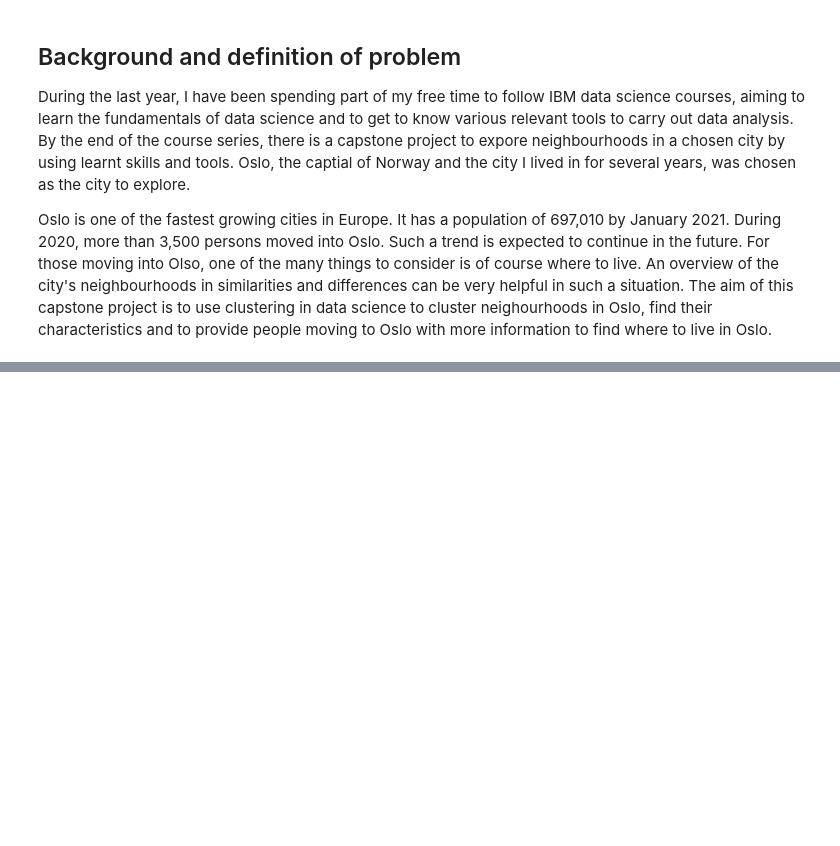
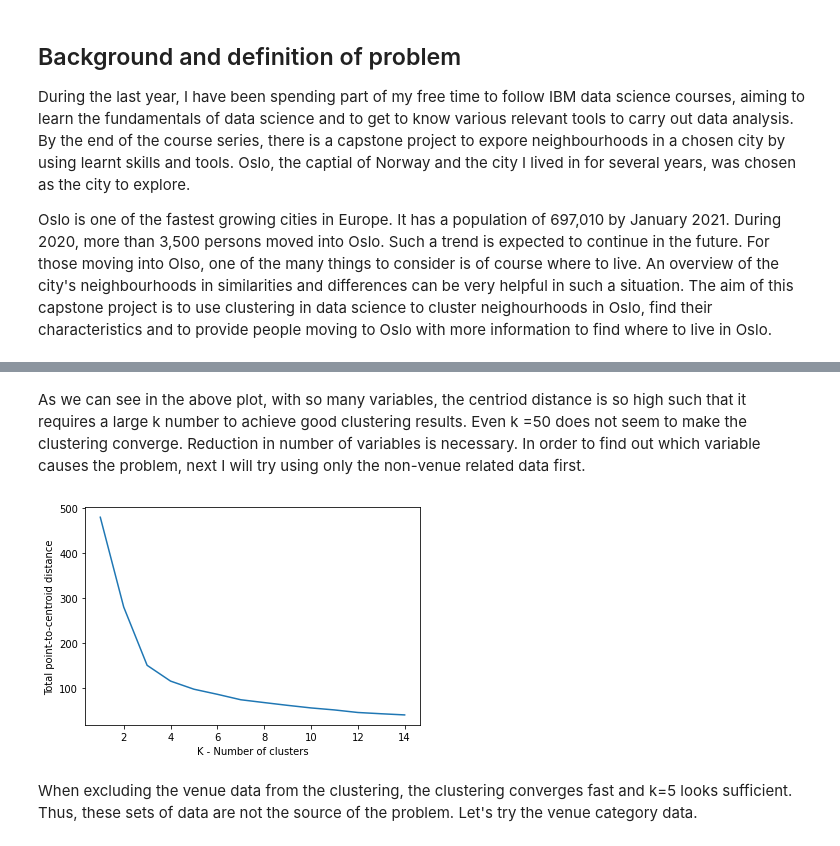
Before and after one commit to YunaZhao-N/Coursera_Capstone, a Jupyter notebook: CapstoneProject.ipynb, the cells around one changed output, grey strips where cells are left out. Saved outputs shown, nothing was run; the diff lists cells and outputs as text; code cells hidden in the pictures; blank space fills up the shorter version.

```diff
--- a/CapstoneProject.ipynb
+++ b/CapstoneProject.ipynb
@@ -66,0 +1136,28 @@ ModuleNotFoundError: No module named 'seaborn'
+# %% [markdown]
+As we can see in the above plot, with so many variables, the centriod distance is so high such that it requires a large k number to achieve good clustering results. Even k =50 does not seem to make the clustering converge. Reduction in number of variables is necessary. In order to find out which variable causes the problem, next I will try using only the non-venue related data first.
+# %%
+df_clustering_test1 = df_neighborhood_data[['Delbydel', 'HousingPrice','Income', \
+                                    'Percentage_moving_in','Percentage_moving_out', \
+                                    'Living_tightness']]
+scaler = StandardScaler()
+data_clustering_test1 = df_clustering_test1.drop(columns=['Delbydel'])
+scaler = scaler.fit(data_clustering_test1)
+data_clustering_test1 = scaler.fit_transform(data_clustering_test1)
+# %%
+# find optimal number of clusters
+dist = []
+ks = range(1, 15)
+for k in ks:
+    kmeans = KMeans(n_clusters=k, random_state=0).fit(data_clustering_test1)
+    kmeans.labels_
+    dist.append(kmeans.inertia_)
+
+fig = plt.plot(ks, dist)
+#plt.xticks(ks)
+plt.xlabel('K - Number of clusters')
+plt.ylabel('Total point-to-centroid distance')
+plt.show()
+# %% [output]
+[figure, added]
+# %% [markdown]
+When excluding the venue data from the clustering, the clustering converges fast and k=5 looks sufficient. Thus, these sets of data are not the source of the problem. Let's try the venue category data.
```
Also changed, not shown: parts of 191 cells of this notebook.
